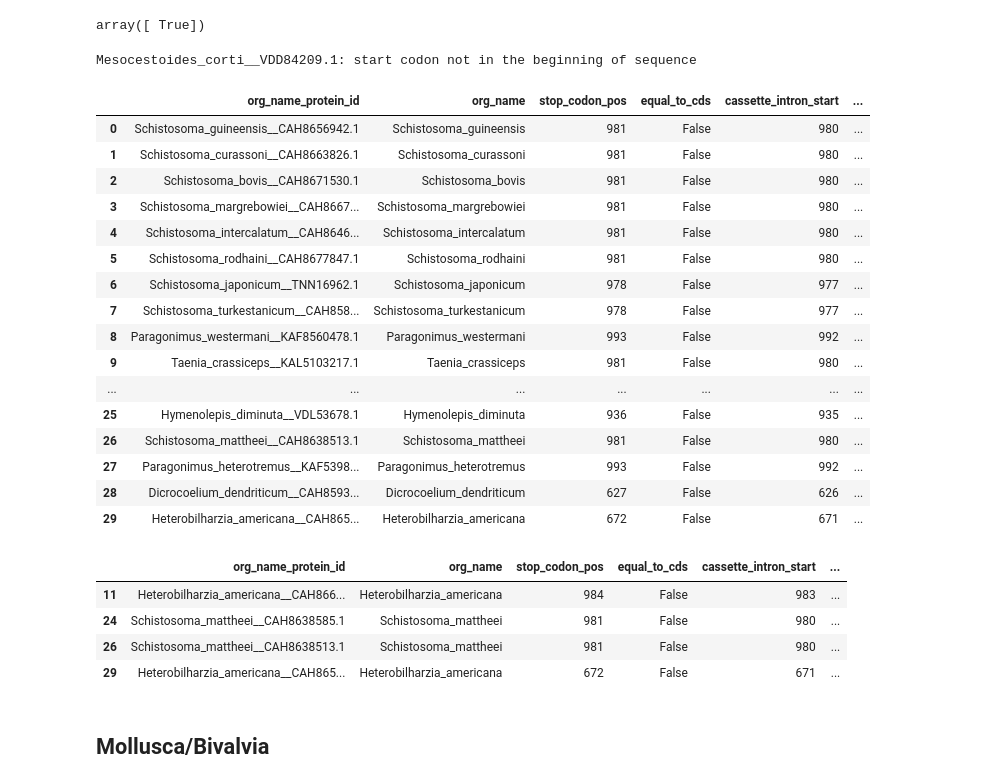
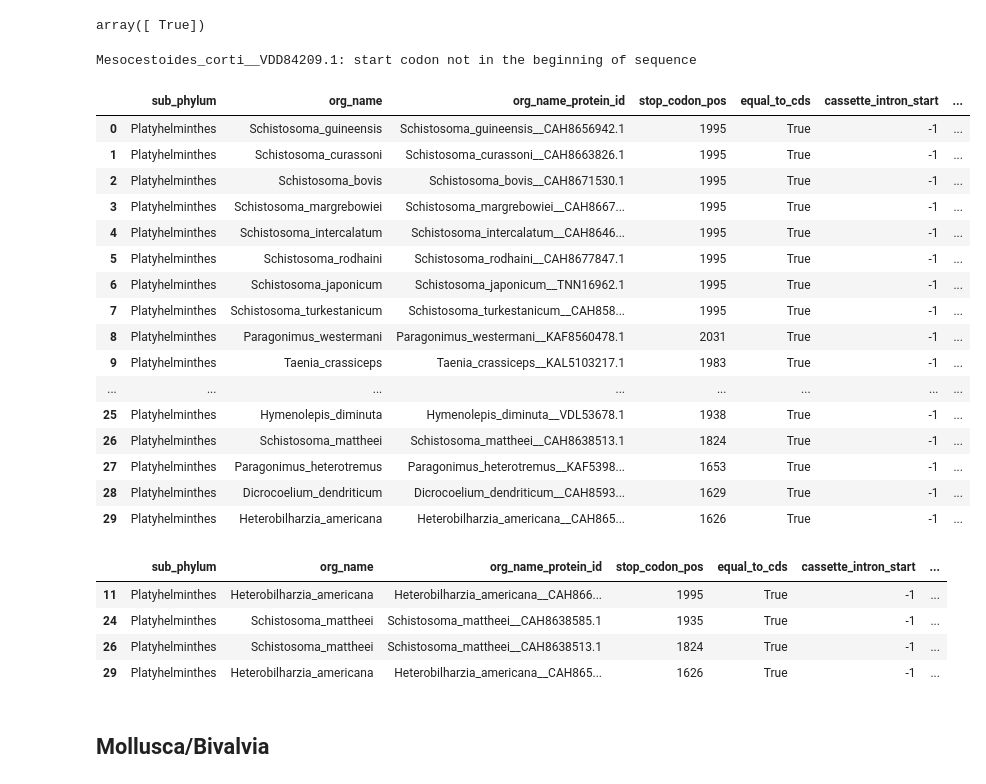
Before and after one commit to ArtemVaska/Diploma, a Jupyter notebook: Scripts/protostomia_psi_blast_upd.ipynb, the cells around one changed output. Cells and saved outputs as stored; diff of their text form; code cells hidden in the pictures.

Commit message:
Update sub_phylum

```diff
--- a/Scripts/protostomia_psi_blast_upd.ipynb
+++ b/Scripts/protostomia_psi_blast_upd.ipynb
@@ -107,36 +107,36 @@ Mesocestoides_corti__VDD84209.1: start codon not in the beginning of sequence
 array([ True])
 # %%
 # смотрим на позиции стоп-кодона в интроне в его сохранении в cds
-df_cds_cassette, dict_align_cds_cassette = dict_align_info_analyze(df_found_protein_ids, "cds_cassette", dir)
+df_cds_cassette, dict_align_cds_cassette = dict_align_info_analyze(df_found_protein_ids, phylum, "cds", dir)
 df_cds_cassette
 # %% [output]
 Mesocestoides_corti__VDD84209.1: start codon not in the beginning of sequence
-|  | org_name_protein_id | org_name | stop_codon_pos | equal_to_cds | cassette_intron_start | ... |
-| 0 | Schistosoma_guineensis__CAH8656942.1 | Schistosoma_guineensis | 981 | False | 980 | ... |
-| 1 | Schistosoma_curassoni__CAH8663826.1 | Schistosoma_curassoni | 981 | False | 980 | ... |
-| 2 | Schistosoma_bovis__CAH8671530.1 | Schistosoma_bovis | 981 | False | 980 | ... |
-| 3 | Schistosoma_margrebowiei__CAH8667... | Schistosoma_margrebowiei | 981 | False | 980 | ... |
-| 4 | Schistosoma_intercalatum__CAH8646... | Schistosoma_intercalatum | 981 | False | 980 | ... |
-| 5 | Schistosoma_rodhaini__CAH8677847.1 | Schistosoma_rodhaini | 981 | False | 980 | ... |
-| 6 | Schistosoma_japonicum__TNN16962.1 | Schistosoma_japonicum | 978 | False | 977 | ... |
-| 7 | Schistosoma_turkestanicum__CAH858... | Schistosoma_turkestanicum | 978 | False | 977 | ... |
-| 8 | Paragonimus_westermani__KAF8560478.1 | Paragonimus_westermani | 993 | False | 992 | ... |
-| 9 | Taenia_crassiceps__KAL5103217.1 | Taenia_crassiceps | 981 | False | 980 | ... |
-| ... | ... | ... | ... | ... | ... | ... |
-| 25 | Hymenolepis_diminuta__VDL53678.1 | Hymenolepis_diminuta | 936 | False | 935 | ... |
-| 26 | Schistosoma_mattheei__CAH8638513.1 | Schistosoma_mattheei | 981 | False | 980 | ... |
-| 27 | Paragonimus_heterotremus__KAF5398... | Paragonimus_heterotremus | 993 | False | 992 | ... |
-| 28 | Dicrocoelium_dendriticum__CAH8593... | Dicrocoelium_dendriticum | 627 | False | 626 | ... |
-| 29 | Heterobilharzia_americana__CAH865... | Heterobilharzia_americana | 672 | False | 671 | ... |
+|  | sub_phylum | org_name | org_name_protein_id | stop_codon_pos | equal_to_cds | cassette_intron_start | ... |
+| 0 | Platyhelminthes | Schistosoma_guineensis | Schistosoma_guineensis__CAH8656942.1 | 1995 | True | -1 | ... |
+| 1 | Platyhelminthes | Schistosoma_curassoni | Schistosoma_curassoni__CAH8663826.1 | 1995 | True | -1 | ... |
+| 2 | Platyhelminthes | Schistosoma_bovis | Schistosoma_bovis__CAH8671530.1 | 1995 | True | -1 | ... |
+| 3 | Platyhelminthes | Schistosoma_margrebowiei | Schistosoma_margrebowiei__CAH8667... | 1995 | True | -1 | ... |
+| 4 | Platyhelminthes | Schistosoma_intercalatum | Schistosoma_intercalatum__CAH8646... | 1995 | True | -1 | ... |
+| 5 | Platyhelminthes | Schistosoma_rodhaini | Schistosoma_rodhaini__CAH8677847.1 | 1995 | True | -1 | ... |
+| 6 | Platyhelminthes | Schistosoma_japonicum | Schistosoma_japonicum__TNN16962.1 | 1995 | True | -1 | ... |
+| 7 | Platyhelminthes | Schistosoma_turkestanicum | Schistosoma_turkestanicum__CAH858... | 1995 | True | -1 | ... |
+| 8 | Platyhelminthes | Paragonimus_westermani | Paragonimus_westermani__KAF8560478.1 | 2031 | True | -1 | ... |
+| 9 | Platyhelminthes | Taenia_crassiceps | Taenia_crassiceps__KAL5103217.1 | 1983 | True | -1 | ... |
+| ... | ... | ... | ... | ... | ... | ... | ... |
+| 25 | Platyhelminthes | Hymenolepis_diminuta | Hymenolepis_diminuta__VDL53678.1 | 1938 | True | -1 | ... |
+| 26 | Platyhelminthes | Schistosoma_mattheei | Schistosoma_mattheei__CAH8638513.1 | 1824 | True | -1 | ... |
+| 27 | Platyhelminthes | Paragonimus_heterotremus | Paragonimus_heterotremus__KAF5398... | 1653 | True | -1 | ... |
+| 28 | Platyhelminthes | Dicrocoelium_dendriticum | Dicrocoelium_dendriticum__CAH8593... | 1629 | True | -1 | ... |
+| 29 | Platyhelminthes | Heterobilharzia_americana | Heterobilharzia_americana__CAH865... | 1626 | True | -1 | ... |
 # %%
 # ищем дубликаты
 df_cds_cassette[df_cds_cassette["org_name"].duplicated(keep=False)]
 # %% [output]
-|  | org_name_protein_id | org_name | stop_codon_pos | equal_to_cds | cassette_intron_start | ... |
-| 11 | Heterobilharzia_americana__CAH866... | Heterobilharzia_americana | 984 | False | 983 | ... |
-| 24 | Schistosoma_mattheei__CAH8638585.1 | Schistosoma_mattheei | 981 | False | 980 | ... |
-| 26 | Schistosoma_mattheei__CAH8638513.1 | Schistosoma_mattheei | 981 | False | 980 | ... |
-| 29 | Heterobilharzia_americana__CAH865... | Heterobilharzia_americana | 672 | False | 671 | ... |
+|  | sub_phylum | org_name | org_name_protein_id | stop_codon_pos | equal_to_cds | cassette_intron_start | ... |
+| 11 | Platyhelminthes | Heterobilharzia_americana | Heterobilharzia_americana__CAH866... | 1995 | True | -1 | ... |
+| 24 | Platyhelminthes | Schistosoma_mattheei | Schistosoma_mattheei__CAH8638585.1 | 1935 | True | -1 | ... |
+| 26 | Platyhelminthes | Schistosoma_mattheei | Schistosoma_mattheei__CAH8638513.1 | 1824 | True | -1 | ... |
+| 29 | Platyhelminthes | Heterobilharzia_americana | Heterobilharzia_americana__CAH865... | 1626 | True | -1 | ... |
 # %%
 # удаляем дубликаты
 
```
Also changed, not shown: parts of 13 cells of this notebook, 2 other files.
